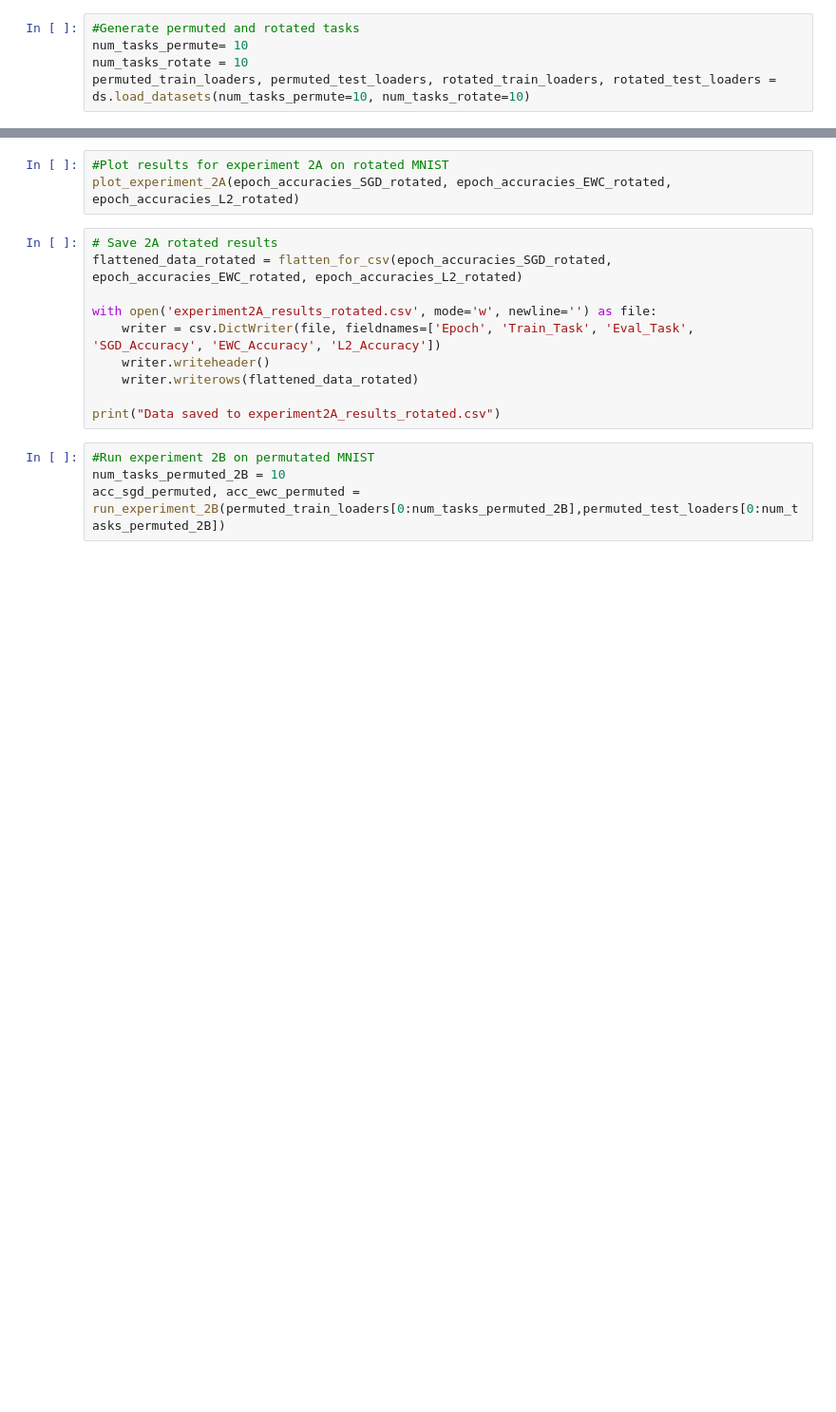
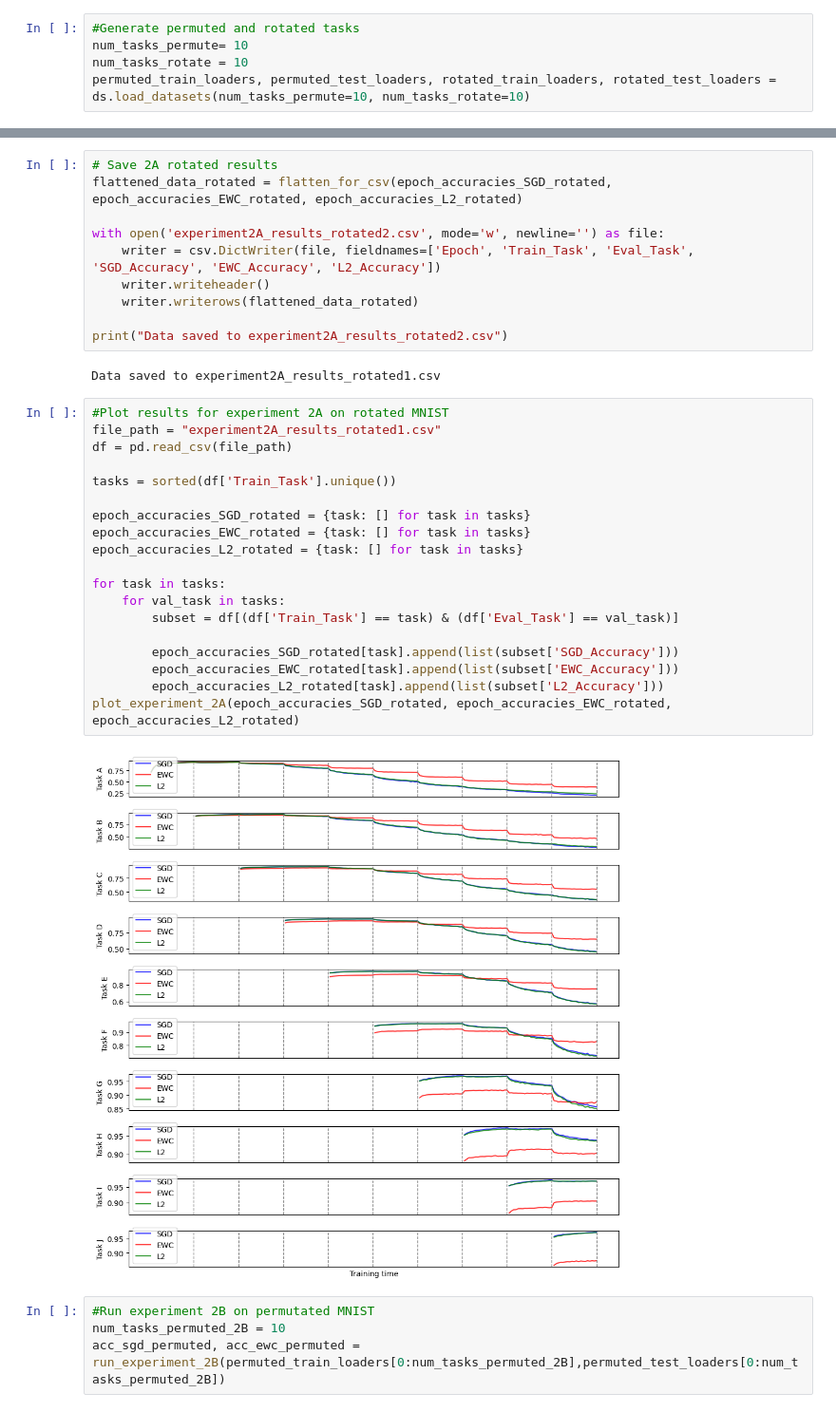
Before and after one commit to AleksicJelisaveta/EE411---Project, a Jupyter notebook: MNIST_demo.ipynb, the cells around one changed output, grey strips where cells are left out. Shown at 95% size. Cells and saved outputs as stored; diff of their text form; blank space fills up the shorter version.

```diff
--- a/MNIST_demo.ipynb
+++ b/MNIST_demo.ipynb
@@ -164,16 +180,36 @@ Learning rate: 0.001, Dropout input: 0.0, Dropout hidden: 0.0, Early stopping: F
-# %%
-#Plot results for experiment 2A on rotated MNIST
-plot_experiment_2A(epoch_accuracies_SGD_rotated, epoch_accuracies_EWC_rotated, epoch_accuracies_L2_rotated)
 # %%
 # Save 2A rotated results
 flattened_data_rotated = flatten_for_csv(epoch_accuracies_SGD_rotated, epoch_accuracies_EWC_rotated, epoch_accuracies_L2_rotated)
 
-with open('experiment2A_results_rotated.csv', mode='w', newline='') as file:
+with open('experiment2A_results_rotated2.csv', mode='w', newline='') as file:
     writer = csv.DictWriter(file, fieldnames=['Epoch', 'Train_Task', 'Eval_Task', 'SGD_Accuracy', 'EWC_Accuracy', 'L2_Accuracy'])
     writer.writeheader()
     writer.writerows(flattened_data_rotated)
 
-print("Data saved to experiment2A_results_rotated.csv")
+print("Data saved to experiment2A_results_rotated2.csv")
+# %% [output]
+Data saved to experiment2A_results_rotated1.csv
+# %%
+#Plot results for experiment 2A on rotated MNIST
+file_path = "experiment2A_results_rotated1.csv"
+df = pd.read_csv(file_path)
+
+tasks = sorted(df['Train_Task'].unique())
+
+epoch_accuracies_SGD_rotated = {task: [] for task in tasks}
+epoch_accuracies_EWC_rotated = {task: [] for task in tasks}
+epoch_accuracies_L2_rotated = {task: [] for task in tasks}
+
+for task in tasks:
+    for val_task in tasks:
+        subset = df[(df['Train_Task'] == task) & (df['Eval_Task'] == val_task)]
+
+        epoch_accuracies_SGD_rotated[task].append(list(subset['SGD_Accuracy']))
+        epoch_accuracies_EWC_rotated[task].append(list(subset['EWC_Accuracy']))
+        epoch_accuracies_L2_rotated[task].append(list(subset['L2_Accuracy']))
+plot_experiment_2A(epoch_accuracies_SGD_rotated, epoch_accuracies_EWC_rotated, epoch_accuracies_L2_rotated)
+# %% [output]
+[figure, added]
 # %%
 #Run experiment 2B on permutated MNIST
 num_tasks_permuted_2B = 10
```
Also changed, not shown: parts of 7 cells of this notebook.
